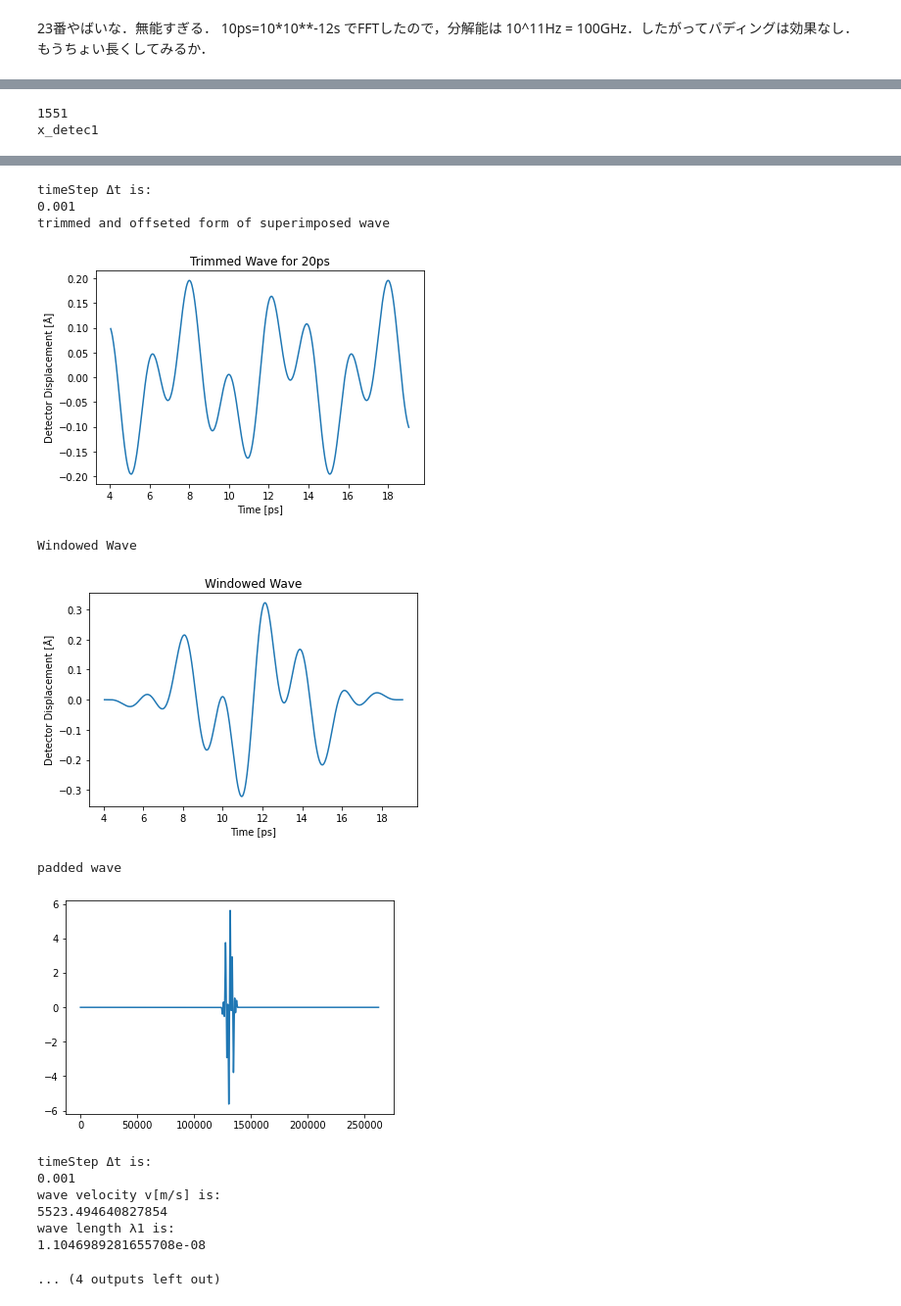
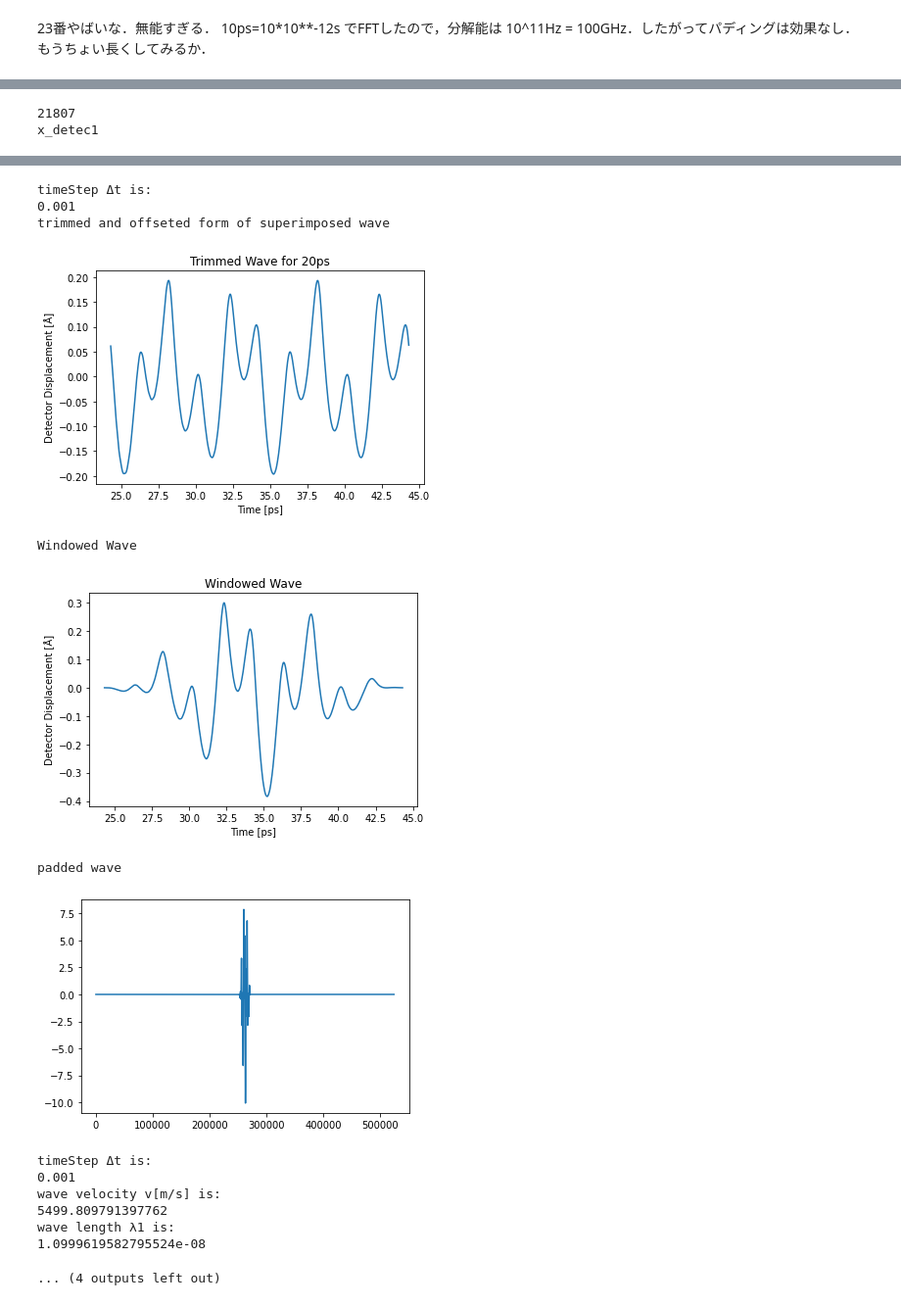
Before and after one commit to 1060matsuda/freqmix2, a Jupyter notebook: freq_depend/freqmixfft_temp.ipynb, the cells around one changed output, grey strips where cells are left out. Shown at 98% size. Saved outputs shown, nothing was run; the diff lists cells and outputs as text; code cells hidden in the pictures.

```diff
--- a/freq_depend/freqmixfft_temp.ipynb
+++ b/freq_depend/freqmixfft_temp.ipynb
@@ -472,7 +472,10 @@ beta(FreqMix): f1-f2, f1+f2, ave
 # %%
 timeStep = data1[1, 0] - data1[0, 0]
 time = data[:, 0]
-x_detec = data[:, 2]
+
+detecNum = 15
+
+x_detec = data[:, detecNum]
 u_detec= x_detec - x_detec[0]
 x_source = data[:, 1]
 TLCM = 10
@@ -483,7 +486,7 @@ inputFreq2 = 10**12/T2
 # wave amplitude at the source
 source_amp = 0.1  # [Å]
 
-Nc = 3
+Nc = 4
 
 # Ns: Number of data points in one cycle
 Ns = T2/timeStep
@@ -494,7 +497,14 @@ plt.plot(data[:,1]-data[0,1])
 plt.plot(u_detec)
 plt.show()
 
-zeroCrossTimeStep = getUpwardZeroCrossIndexFromArbitraryPoint(u_detec, 11000)
+#ゼロクロス法の音速測定が人力なのよなあ・・・
+#data[:,2],すなわちsourceのすぐ隣のdetectorのゼロクロスポイントが11551．
+#x=vtかつ隣接detectorの距離は85.667Å程度だから，
+#8.5667nm = 5500pm/ps *t
+#8.5667*10^-9m = 5500*10^-12m/ps *t
+#t/ps=8.5667*10^3/5500
+deltaTDetec = 8.5667*10**3/5500 #ps
+zeroCrossTimeStep = getUpwardZeroCrossIndexFromArbitraryPoint(u_detec, int(11000+deltaTDetec*(detecNum-2)/timeStep))
 print(zeroCrossTimeStep)
 plt.plot(u_detec)
 plt.axvline(x=zeroCrossTimeStep,color="red")
@@ -660,2 +670,2 @@ if HPC_OR_LOCAL == "LOCAL":
-1551
+21807
 x_detec1
@@ -663,15 +673,15 @@ x_detec1
 timeStep Δt is:
 0.001
 trimmed and offseted form of superimposed wave
-[figure, old version]
+[figure, new version]
 Windowed Wave
-[figure, old version]
+[figure, new version]
 padded wave
-[figure, old version]
+[figure, new version]
 timeStep Δt is:
 0.001
 wave velocity v[m/s] is:
-5523.494640827854
+5499.809791397762
 wave length λ1 is:
-1.1046989281655708e-08
+1.0999619582795524e-08
 ... (4 outputs left out)
```
Also changed, not shown: parts of 8 cells of this notebook, 1 other file.
